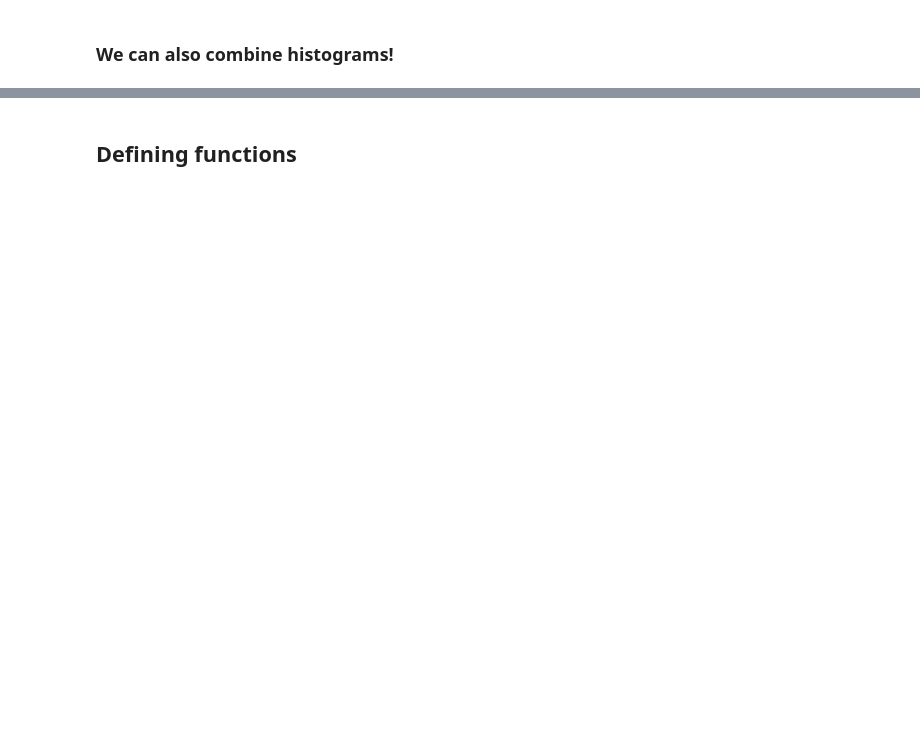
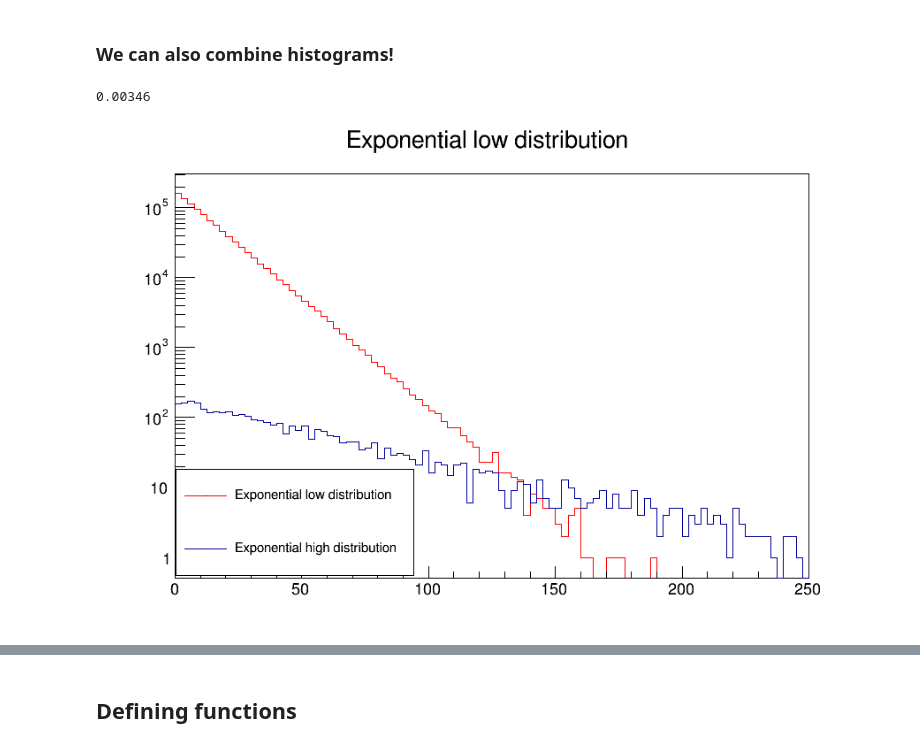
Before and after one commit to cohm/TrackLumiFits, a Jupyter notebook: test.ipynb, the cells around one changed output, grey strips where cells are left out. Saved outputs shown, nothing was run; the diff lists cells and outputs as text; code cells hidden in the pictures; blank space fills up the shorter version.

```diff
--- a/test.ipynb
+++ b/test.ipynb
@@ -68 +89,8 @@ prob_of_low = 0.00345 / (1-0.00345)
+# %%
+# the probabilities of the two processes that the contributions correspond to can be different,
+# let's say the probability of the process corresponding to the high contribution is 0.346%
+prob_of_high = 0.00346
+print(prob_of_high)
+# %% [output]
+0.00346
 # %%
@@ -77,10 +105,14 @@ for i in range(1000000):
         h_exp_high.Fill(high_exp)
 # %%
 c4 = ROOT.TCanvas("c4","c4",900,600)
-c4.SetLogy()
+c4.SetLogy() # let's use logarithmic y-axis to see the tail in detail
 h_exp_low.Draw()
 h_exp_high.Draw("SAME")
 h_exp_low.SetLineColor(2)
+c4.BuildLegend() # build a legend explaining the two histograms
+ROOT.gStyle.SetOptStat(0) # turn off the box with statistics, i.e. number of entries etc
 c4.Draw()
+# %% [output]
+[figure, added]
 # %%
 c5 = ROOT.TCanvas("c5","c5",900,600)
```
Also changed, not shown: parts of 19 cells of this notebook.
